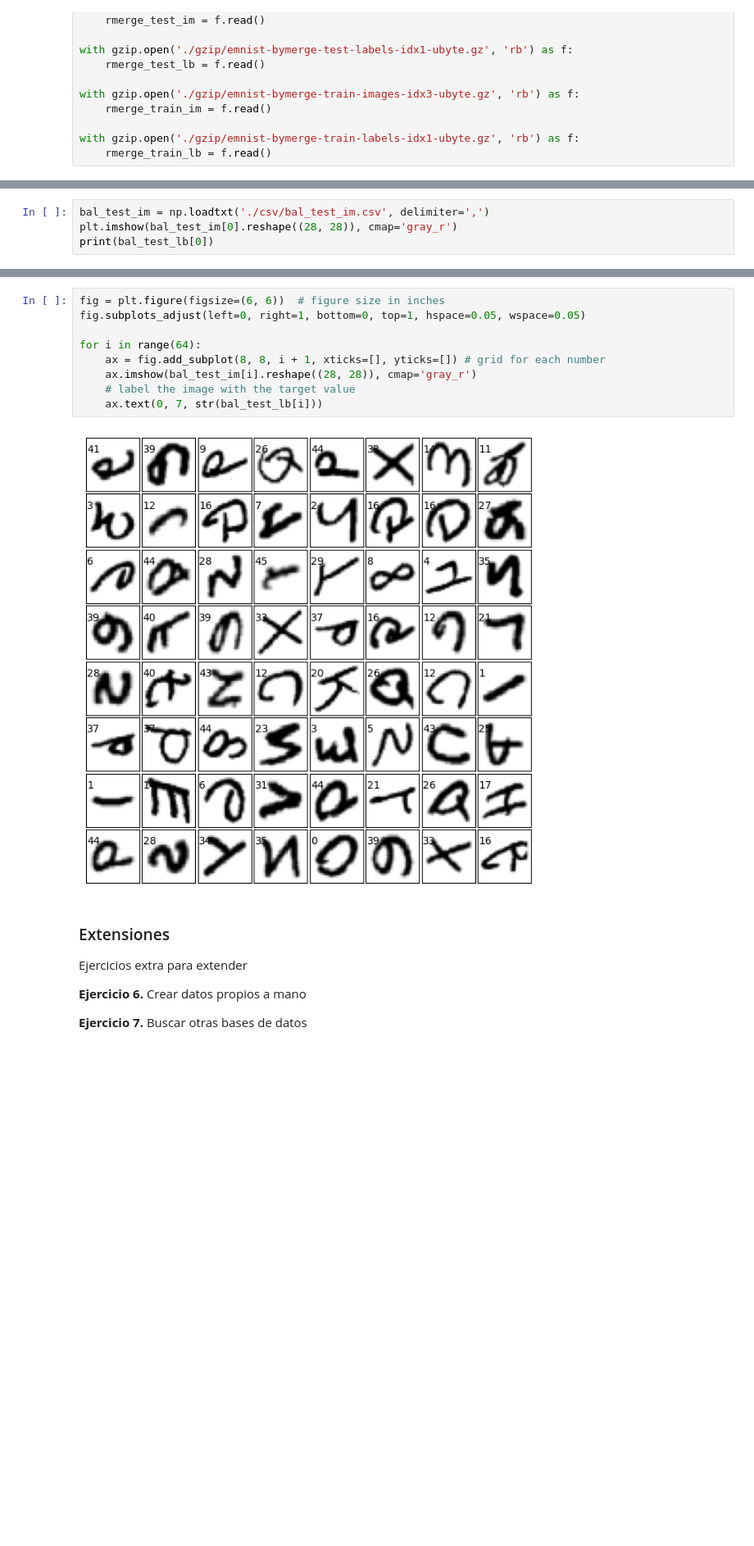
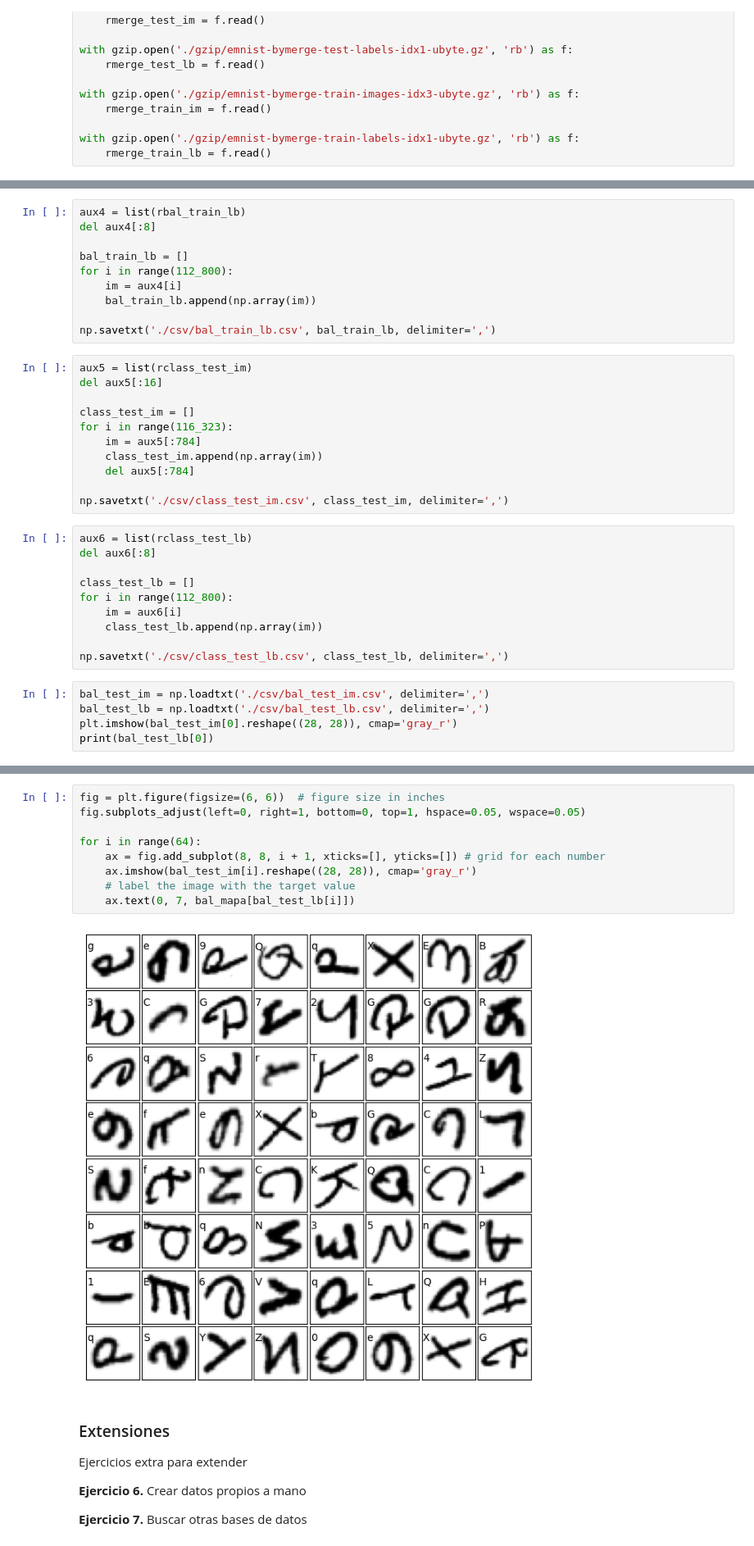
Before and after one commit to zusmoshijiku/proyecto-ingemat, a Jupyter notebook: main.ipynb, the cells around one changed output, grey strips where cells are left out. Shown at 82% size. Drawn from its saved outputs; the diff is of its cells as text; blank space fills up the shorter version.

```diff
--- a/main.ipynb
+++ b/main.ipynb
@@ -103,5 +116,37 @@ np.savetxt('./csv/bal_test_lb.csv', bal_test_lb, delimiter=',')
+# %%
+aux4 = list(rbal_train_lb)
+del aux4[:8]
+
+bal_train_lb = []
+for i in range(112_800):
+    im = aux4[i]
+    bal_train_lb.append(np.array(im))
+
+np.savetxt('./csv/bal_train_lb.csv', bal_train_lb, delimiter=',')
+# %%
+aux5 = list(rclass_test_im)
+del aux5[:16]
+
+class_test_im = []
+for i in range(116_323):
+    im = aux5[:784]
+    class_test_im.append(np.array(im))
+    del aux5[:784]
+
+np.savetxt('./csv/class_test_im.csv', class_test_im, delimiter=',')
+# %%
+aux6 = list(rclass_test_lb)
+del aux6[:8]
+
+class_test_lb = []
+for i in range(112_800):
+    im = aux6[i]
+    class_test_lb.append(np.array(im))
+
+np.savetxt('./csv/class_test_lb.csv', class_test_lb, delimiter=',')
 # %%
 bal_test_im = np.loadtxt('./csv/bal_test_im.csv', delimiter=',')
+bal_test_lb = np.loadtxt('./csv/bal_test_lb.csv', delimiter=',')
 plt.imshow(bal_test_im[0].reshape((28, 28)), cmap='gray_r')
 print(bal_test_lb[0])
 # %% [output]
@@ -110,14 +163,14 @@ print(bal_test_lb[0])
 # %%
 fig = plt.figure(figsize=(6, 6))  # figure size in inches
 fig.subplots_adjust(left=0, right=1, bottom=0, top=1, hspace=0.05, wspace=0.05)
 
 for i in range(64):
     ax = fig.add_subplot(8, 8, i + 1, xticks=[], yticks=[]) # grid for each number
     ax.imshow(bal_test_im[i].reshape((28, 28)), cmap='gray_r')
     # label the image with the target value
-    ax.text(0, 7, str(bal_test_lb[i]))
+    ax.text(0, 7, bal_mapa[bal_test_lb[i]])
 # %% [output]
-[figure, old version]
+[figure, new version]
 # %% [markdown]
 ### Extensiones
 
```
Also changed, not shown: parts of 7 cells of this notebook, 3 other files.
